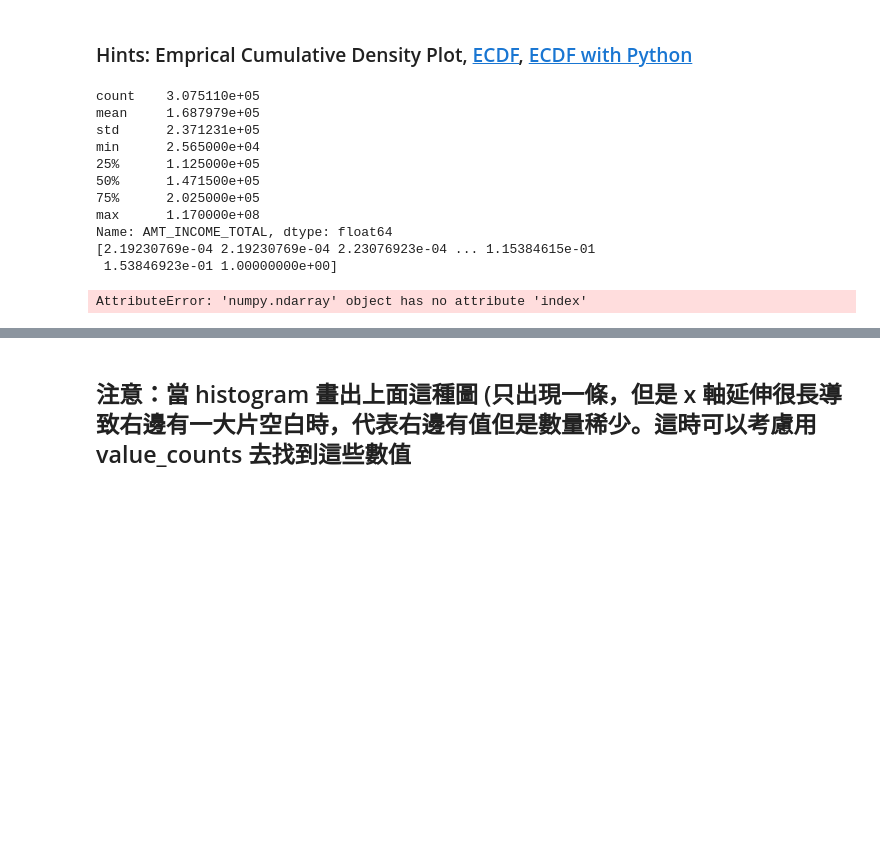
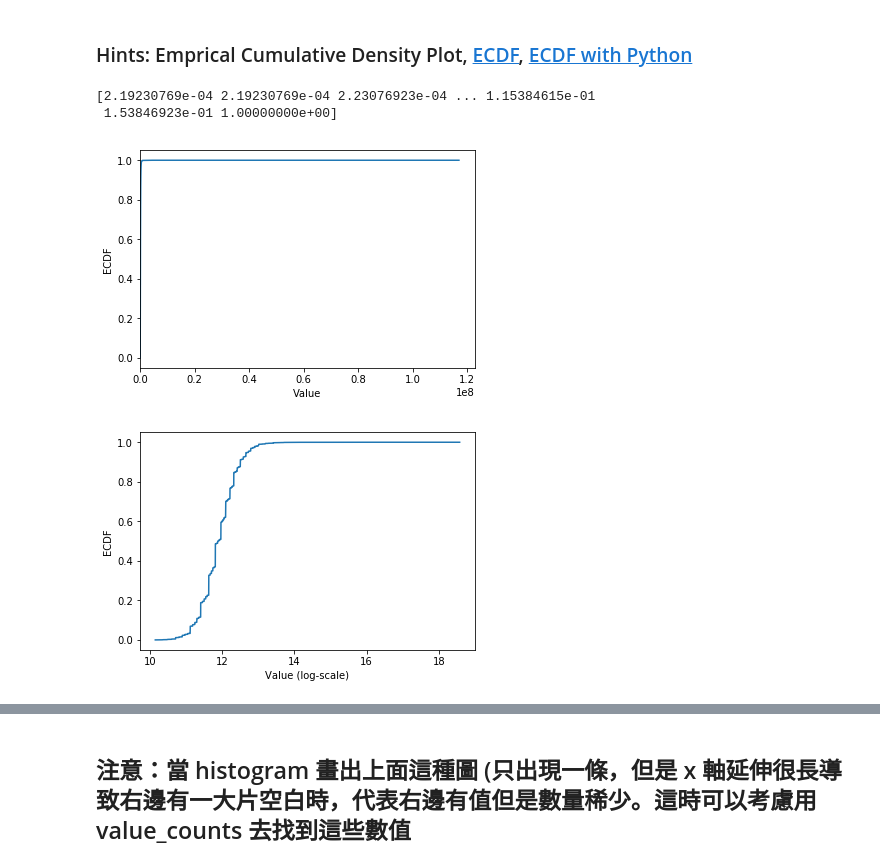
Before and after one commit to John-auw/ML100-Days, a Jupyter notebook: homework/Day_006_HW.ipynb, the cells around one changed output, grey strips where cells are left out. Drawn from its saved outputs; the diff is of its cells as text; code cells hidden in the pictures; blank space fills up the shorter version.

```diff
--- a/homework/Day_006_HW.ipynb
+++ b/homework/Day_006_HW.ipynb
@@ -73,47 +82,41 @@ AMT_GOODS_PRICE
 ### Hints: Emprical Cumulative Density Plot, [ECDF](https://zh.wikipedia.org/wiki/%E7%BB%8F%E9%AA%8C%E5%88%86%E5%B8%83%E5%87%BD%E6%95%B0), [ECDF with Python](https://stackoverflow.com/questions/14006520/ecdf-in-python-without-step-function)
 # %%
 # 最大值離平均與中位數很遠
-print(app_train['AMT_INCOME_TOTAL'].describe())
+#print(app_train['AMT_INCOME_TOTAL'].describe())
 
 # 繪製 Empirical Cumulative Density Plot (ECDF)
 """
 YOUR CODE HERE
 """
-from statsmodels.distributions.empirical_distribution import ECDF
+def ECDF(xs):
+    return xs.value_counts().sort_index().cumsum() * 1.0 / len(xs)
+#from statsmodels.distributions.empirical_distribution import ECDF
 data = np.sort(app_train['AMT_INCOME_TOTAL'])
 print(data/data.max())
-exit()
-#cdf = ECDF(np.array(app_train['AMT_INCOME_TOTAL']))
+#exit()
+cdf = ECDF(app_train['AMT_INCOME_TOTAL'])
 
 plt.plot(list(cdf.index), cdf/cdf.max())
 plt.xlabel('Value')
 plt.ylabel('ECDF')
 plt.xlim([cdf.index.min(), cdf.index.max() * 1.05]) # 限制顯示圖片的範圍
 plt.ylim([-0.05,1.05]) # 限制顯示圖片的範圍
 
 plt.show()
 
 # 改變 y 軸的 Scale, 讓我們可以正常檢視 ECDF
 plt.plot(np.log(list(cdf.index)), cdf/cdf.max())
 plt.xlabel('Value (log-scale)')
 plt.ylabel('ECDF')
 
 plt.ylim([-0.05,1.05]) # 限制顯示圖片的範圍
 
 plt.show()
 # %% [output]
-count    3.075110e+05
-mean     1.687979e+05
-std      2.371231e+05
-min      2.565000e+04
-25%      1.125000e+05
-50%      1.471500e+05
-75%      2.025000e+05
-max      1.170000e+08
-Name: AMT_INCOME_TOTAL, dtype: float64
 [2.19230769e-04 2.19230769e-04 2.23076923e-04 ... 1.15384615e-01
  1.53846923e-01 1.00000000e+00]
-AttributeError: 'numpy.ndarray' object has no attribute 'index'
+[figure, added]
+[figure, added]
 # %% [markdown]
 ## 補充：Normal dist 的 ECDF
 ![ecdf_normal](https://au.mathworks.com/help/examples/stats/win64/PlotEmpiricalCdfAndCompareWithSamplingDistributionExample_01.png)
```
Also changed, not shown: parts of 7 cells of this notebook.
